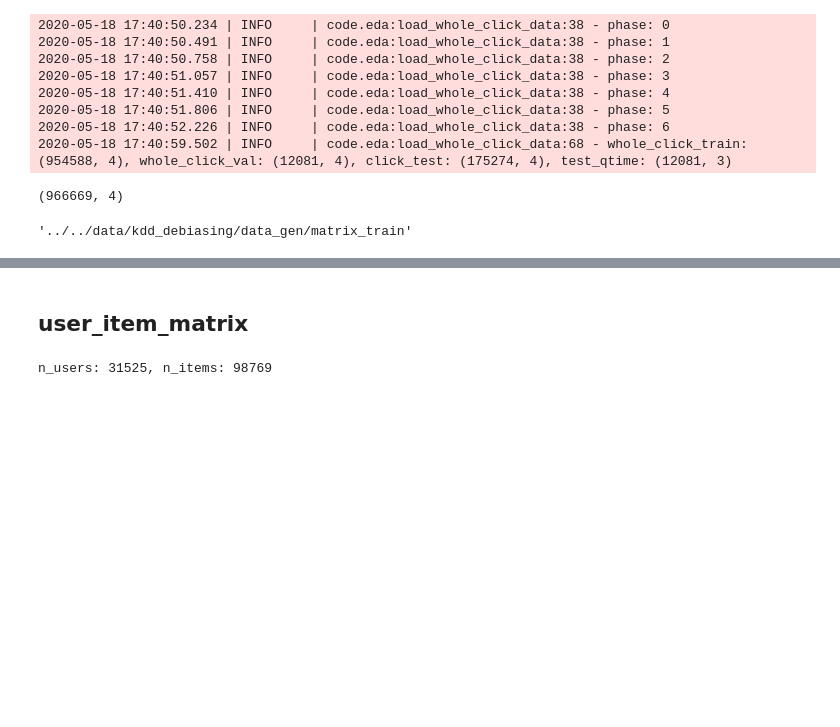
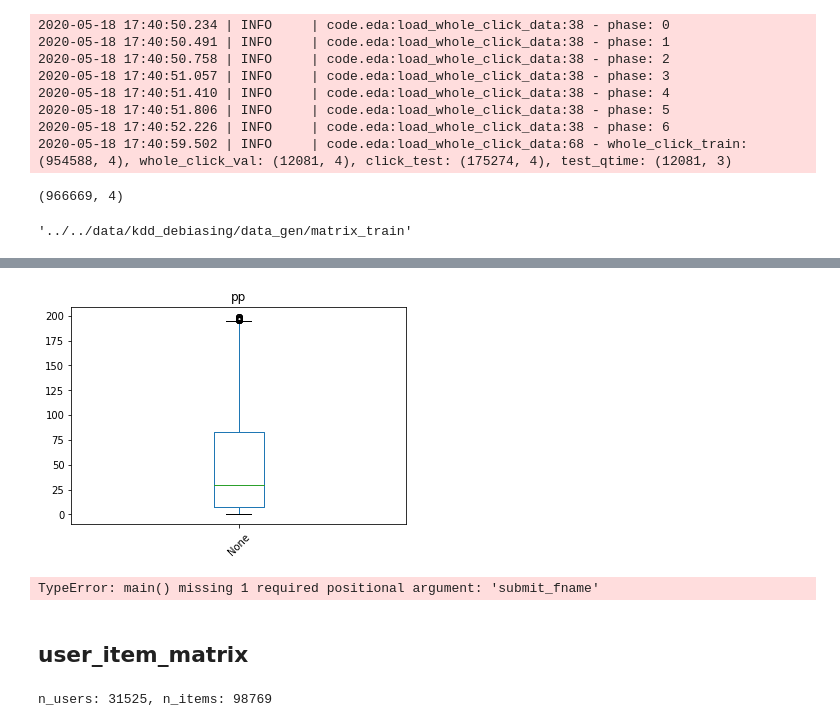
Before and after one commit to mayi140611/myappsexlib, a Jupyter notebook: a_0330_0527_Modern_E_Commerce_Platform_Debiasing/3_model_new.ipynb, the cells around one changed output, grey strips where cells are left out. Cells and saved outputs as stored; diff of their text form; code cells hidden in the pictures; blank space fills up the shorter version.

```diff
--- a/a_0330_0527_Modern_E_Commerce_Platform_Debiasing/3_model_new.ipynb
+++ b/a_0330_0527_Modern_E_Commerce_Platform_Debiasing/3_model_new.ipynb
@@ -215,16 +216,15 @@ elif args.mode == 'test':
     user_items_test = click_test.groupby('user_id')['item_id'].agg(list) # 推荐时使用
 # %%
 logger.info('recall_from_cocur_matr')
-save_dir=f'{os.path.join(DATA_DIR, "data_gen/matrix_")}{args.mode}'
+window = args.window
+save_dir=f'{os.path.join(DATA_DIR, "data_gen/matrix_w")}{window}_{args.mode}'
 if not os.path.exists(save_dir):
-    train_data_matrix, id2item, item2id = build_co_occurance_matrix(user_items.tolist(), window=10,
+    train_data_matrix, id2item, item2id = build_co_occurance_matrix(user_items.tolist(), window=window,
                                                       penalty1=True, penalty2=True,
                                                       penalty3=0.9, save_dir=save_dir)
-    sr1 = recall_from_cocur_matr(train_data_matrix, args.topk, test_qtime.user_id.tolist(), user_items)
 
 else:
     train_data_matrix, id2item, item2id = load_co_occurance_matrix(save_dir=save_dir,
                                                       penalty1=True, penalty2=True,
                                                       penalty3=0.9)
-    sr1 = recall_from_cocur_matr(train_data_matrix, args.topk, test_qtime.user_id.tolist(), user_items_test)
 # %% [output]
@@ -234,0 +250,3 @@ save matrix to ../../data/kdd_debiasing/data_gen/matrix_test, finished
+# %%
+val(sr1)
+# %% [output]
@@ -235,16 +257,19 @@ save matrix to ../../data/kdd_debiasing/data_gen/matrix_test, finished
+[figure, added]
 # %%
-
-
 # sr2 = recall_from_bipartite_network(df_, 'user_id', 'item_id')
 if args.mode == 'train':
+    sr1 = recall_from_cocur_matr(train_data_matrix, args.topk, test_qtime.user_id.tolist(), user_items)
     val(sr1)
 elif args.mode == 'test':
+    sr1 = recall_from_cocur_matr(train_data_matrix, args.topk, test_qtime.user_id.tolist(), user_items_test)
     sub = pd.DataFrame()
 
     for i in range(50):
         sub[f'c{i}'] = sr1.str.get(i)
 
     sub.to_csv(args.submit_fp, header=False)
+# %% [output]
+TypeError: main() missing 1 required positional argument: 'submit_fname'
 # %% [markdown]
 ## user_item_matrix
 # %%
```
Also changed, not shown: parts of 5 cells of this notebook, 1 other file.
